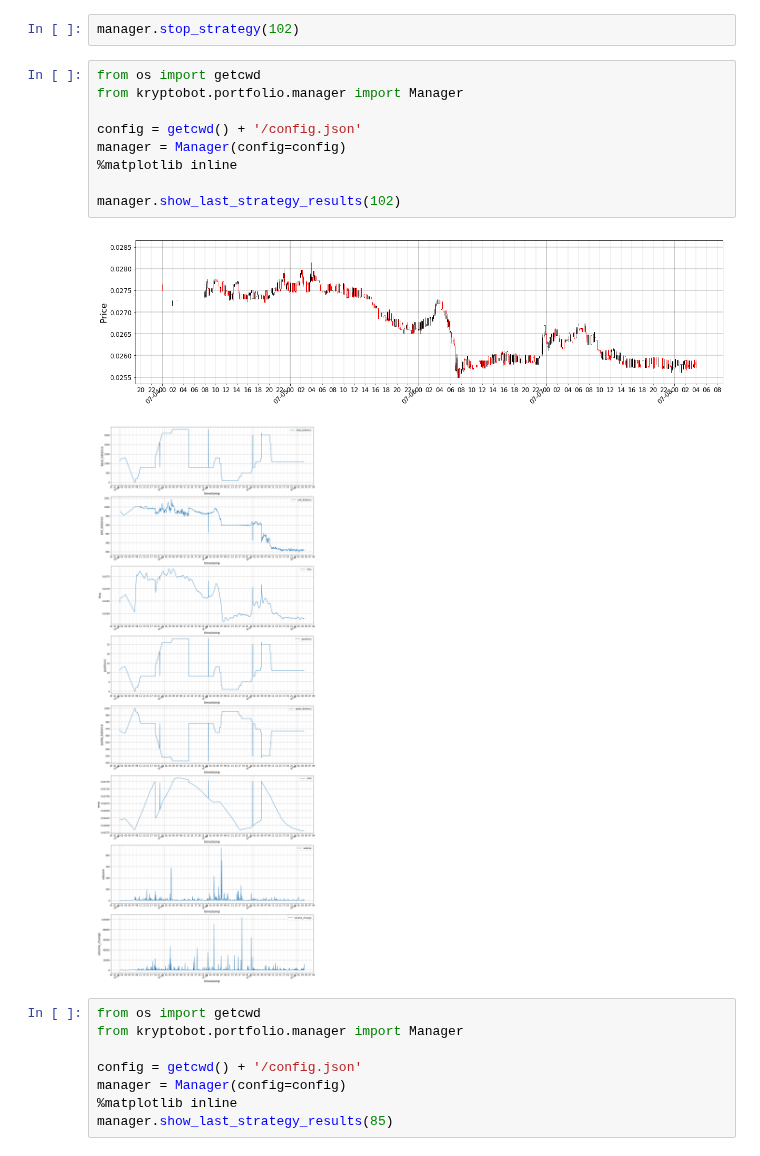
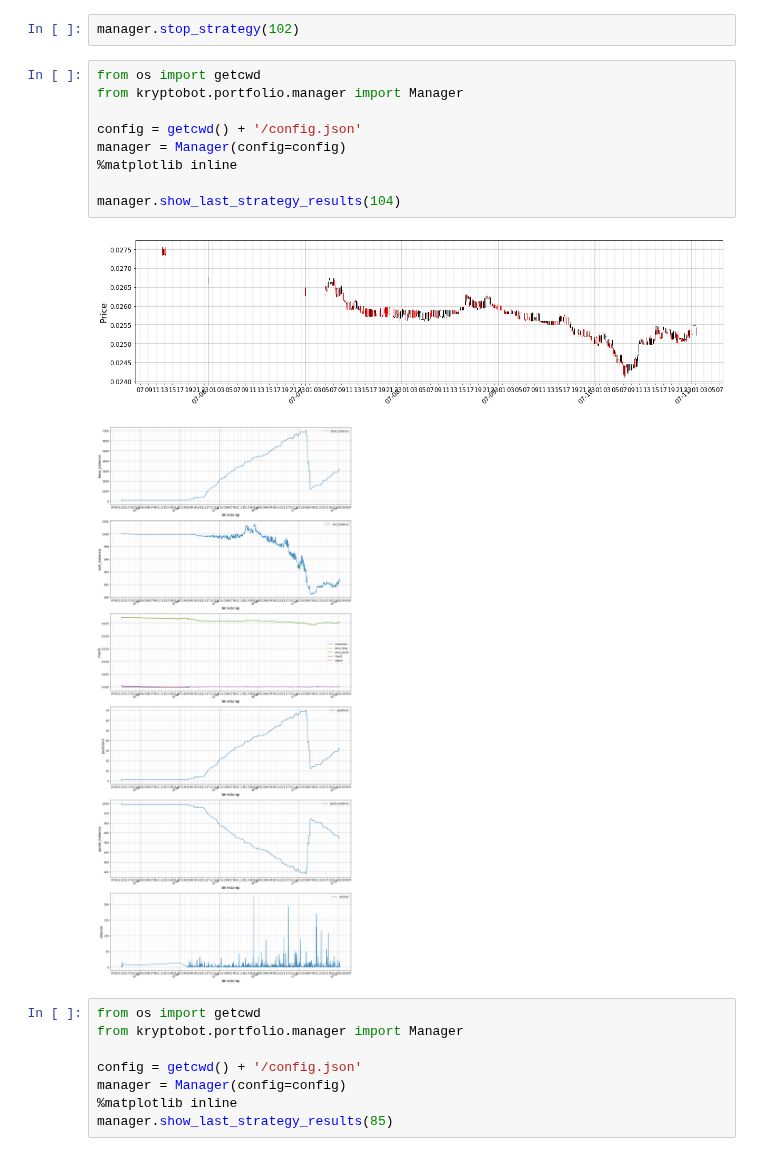
Before and after one commit to eristoddle/KryptoBot, a Jupyter notebook: notebooks/t2_strategies.ipynb, the cells around one changed output. Cells and saved outputs as stored; diff of their text form.

```diff
--- a/notebooks/t2_strategies.ipynb
+++ b/notebooks/t2_strategies.ipynb
@@ -102,15 +107,15 @@ manager.stop_strategy(102)
 # %%
 from os import getcwd
 from kryptobot.portfolio.manager import Manager
 
 config = getcwd() + '/config.json'
 manager = Manager(config=config)
 %matplotlib inline
 
-manager.show_last_strategy_results(102)
+manager.show_last_strategy_results(104)
 # %% [output]
-[figure, old version]
+[figure, new version]
-[figure, old version]
+[figure, new version]
 # %%
 from os import getcwd
 from kryptobot.portfolio.manager import Manager
```
Also changed, not shown: parts of 1 cell of this notebook, 6 other files.
